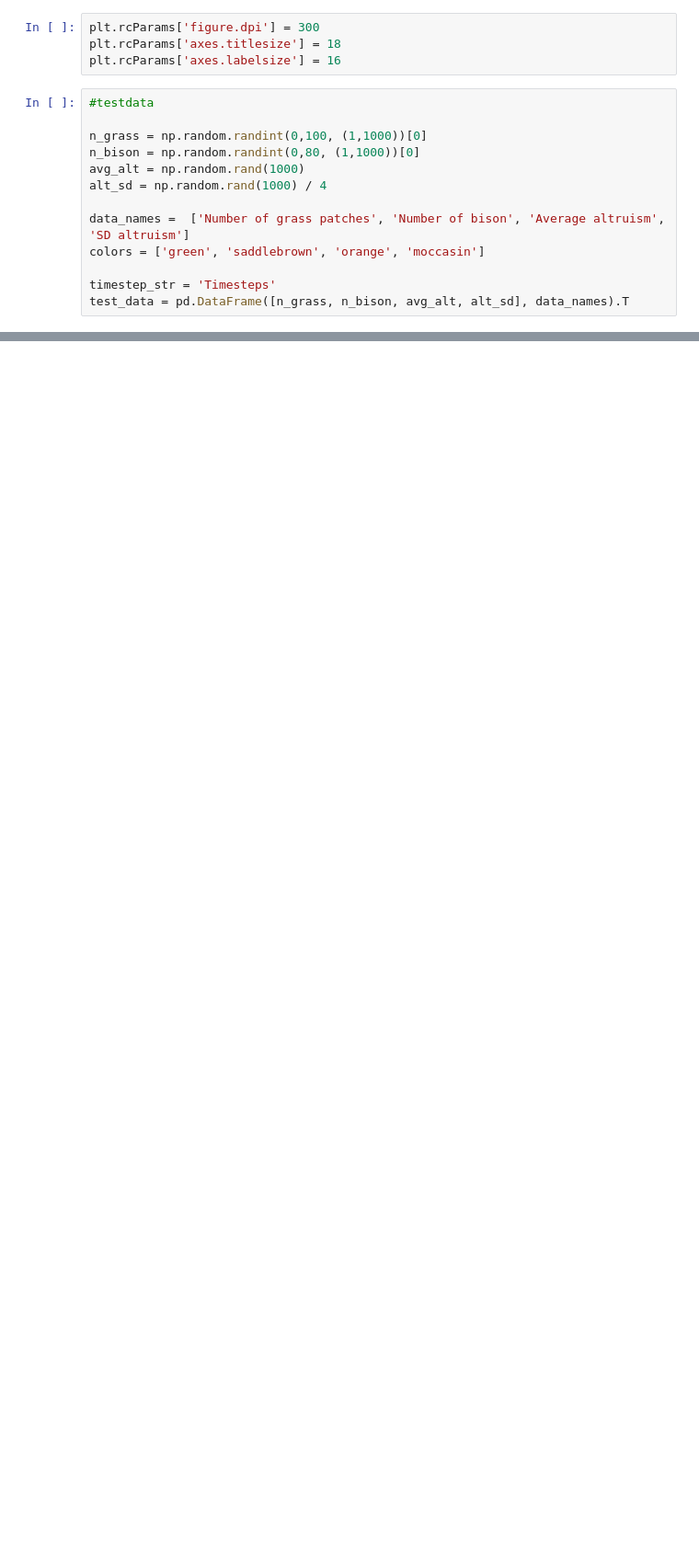
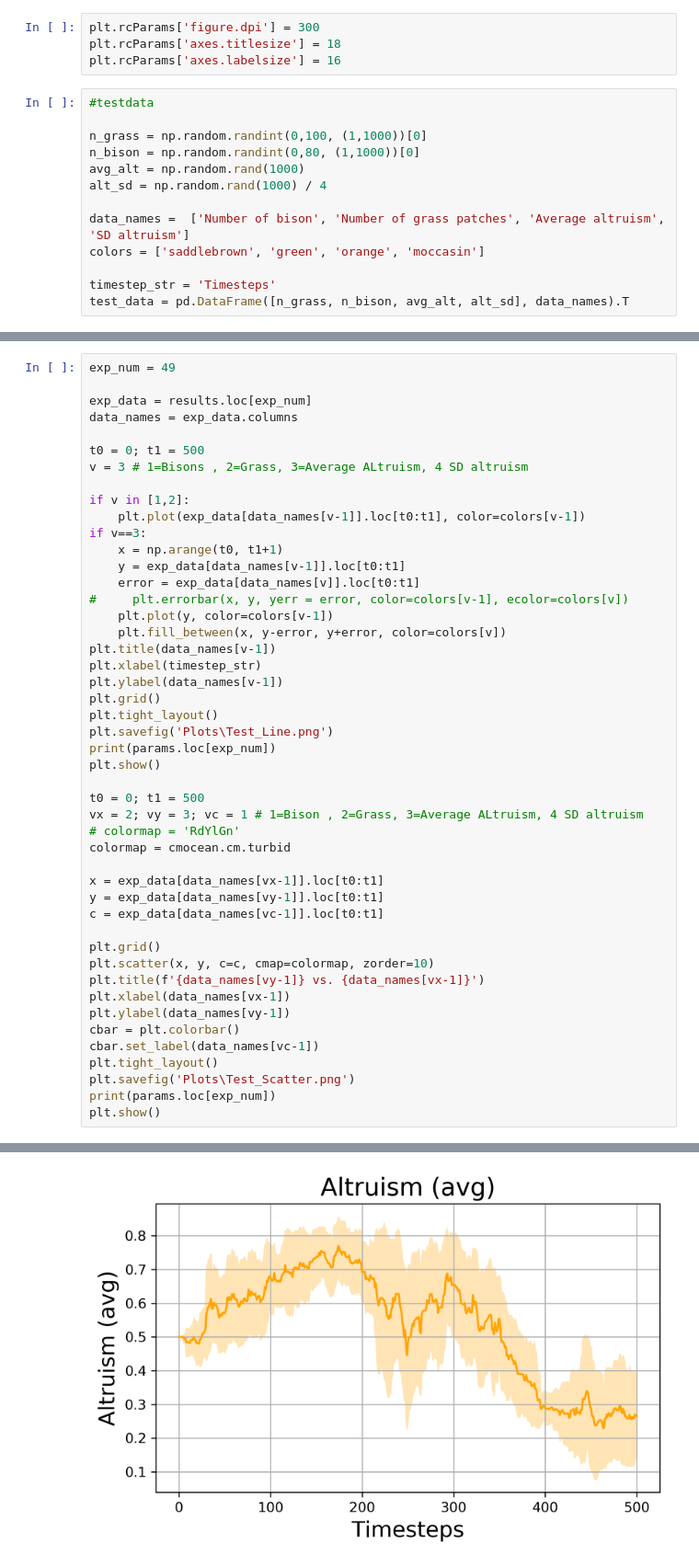
Before and after one commit to jurrew27/abm-project, a Jupyter notebook: Results_Visualisation.ipynb, the cells around one changed output, grey strips where cells are left out. Shown at 92% size. Drawn from its saved outputs; the diff is of its cells as text; blank space fills up the shorter version.

```diff
--- a/Results_Visualisation.ipynb
+++ b/Results_Visualisation.ipynb
@@ -20,8 +23,8 @@ n_bison = np.random.randint(0,80, (1,1000))[0]
 avg_alt = np.random.rand(1000)
 alt_sd = np.random.rand(1000) / 4
 
-data_names =  ['Number of grass patches', 'Number of bison', 'Average altruism', 'SD altruism']
-colors = ['green', 'saddlebrown', 'orange', 'moccasin']
+data_names =  ['Number of bison', 'Number of grass patches', 'Average altruism', 'SD altruism']
+colors = ['saddlebrown', 'green', 'orange', 'moccasin']
 
 timestep_str = 'Timesteps'
 test_data = pd.DataFrame([n_grass, n_bison, avg_alt, alt_sd], data_names).T
@@ -27,0 +41,48 @@ test_data = pd.DataFrame([n_grass, n_bison, avg_alt, alt_sd], data_names).T
+# %%
+exp_num = 49
+
+exp_data = results.loc[exp_num]
+data_names = exp_data.columns
+
+t0 = 0; t1 = 500
+v = 3 # 1=Bisons , 2=Grass, 3=Average ALtruism, 4 SD altruism
+
+if v in [1,2]:
+    plt.plot(exp_data[data_names[v-1]].loc[t0:t1], color=colors[v-1])
+if v==3:
+    x = np.arange(t0, t1+1)
+    y = exp_data[data_names[v-1]].loc[t0:t1]
+    error = exp_data[data_names[v]].loc[t0:t1]
+#     plt.errorbar(x, y, yerr = error, color=colors[v-1], ecolor=colors[v])
+    plt.plot(y, color=colors[v-1])
+    plt.fill_between(x, y-error, y+error, color=colors[v])
+plt.title(data_names[v-1])
+plt.xlabel(timestep_str)
+plt.ylabel(data_names[v-1])
+plt.grid()
+plt.tight_layout()
+plt.savefig('Plots\Test_Line.png')
+print(params.loc[exp_num])
+plt.show()
+
+t0 = 0; t1 = 500
+vx = 2; vy = 3; vc = 1 # 1=Bison , 2=Grass, 3=Average ALtruism, 4 SD altruism
+# colormap = 'RdYlGn'
+colormap = cmocean.cm.turbid
+
+x = exp_data[data_names[vx-1]].loc[t0:t1]
+y = exp_data[data_names[vy-1]].loc[t0:t1]
+c = exp_data[data_names[vc-1]].loc[t0:t1]
+
+plt.grid()
+plt.scatter(x, y, c=c, cmap=colormap, zorder=10)
+plt.title(f'{data_names[vy-1]} vs. {data_names[vx-1]}')
+plt.xlabel(data_names[vx-1])
+plt.ylabel(data_names[vy-1])
+cbar = plt.colorbar()
+cbar.set_label(data_names[vc-1])
+plt.tight_layout()
+plt.savefig('Plots\Test_Scatter.png')
+print(params.loc[exp_num])
+plt.show()
+# %% [output]
@@ -27,0 +94 @@ test_data = pd.DataFrame([n_grass, n_bison, avg_alt, alt_sd], data_names).T
+[figure, added]
```
Also changed, not shown: parts of 12 cells of this notebook, 2 other files.
